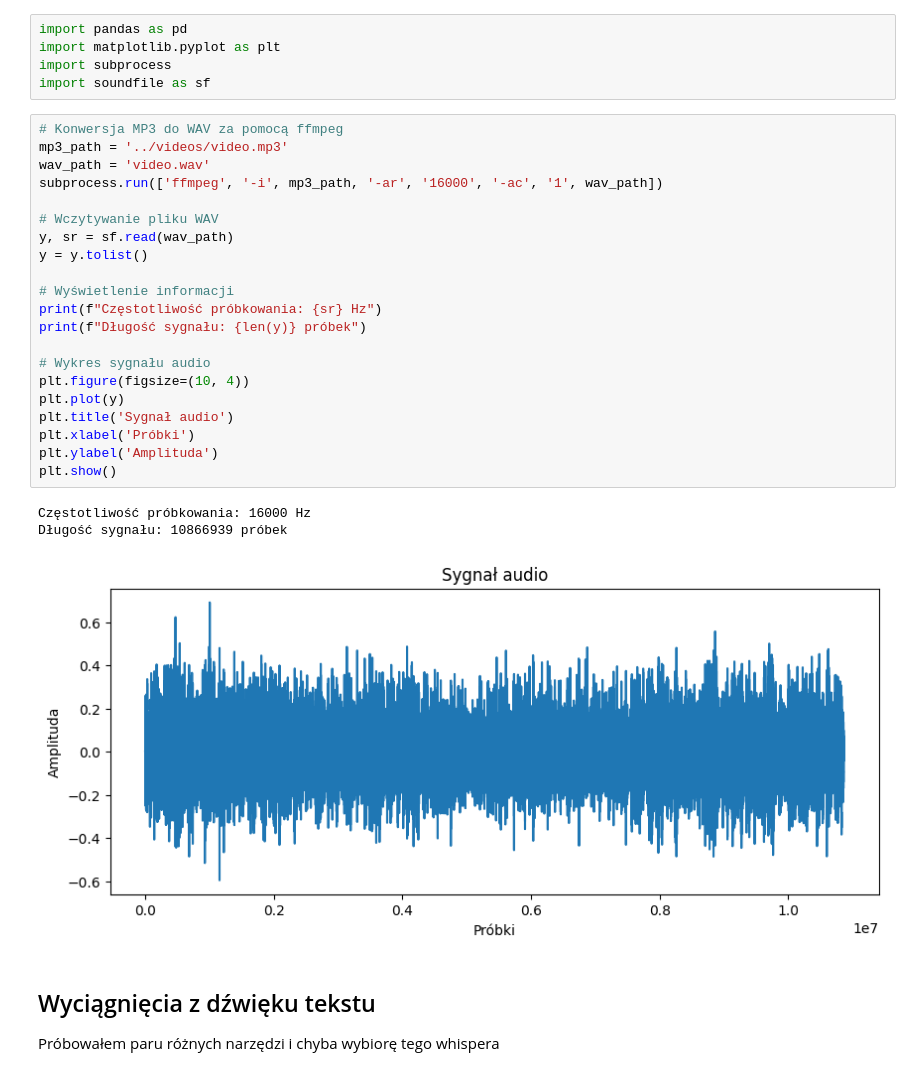
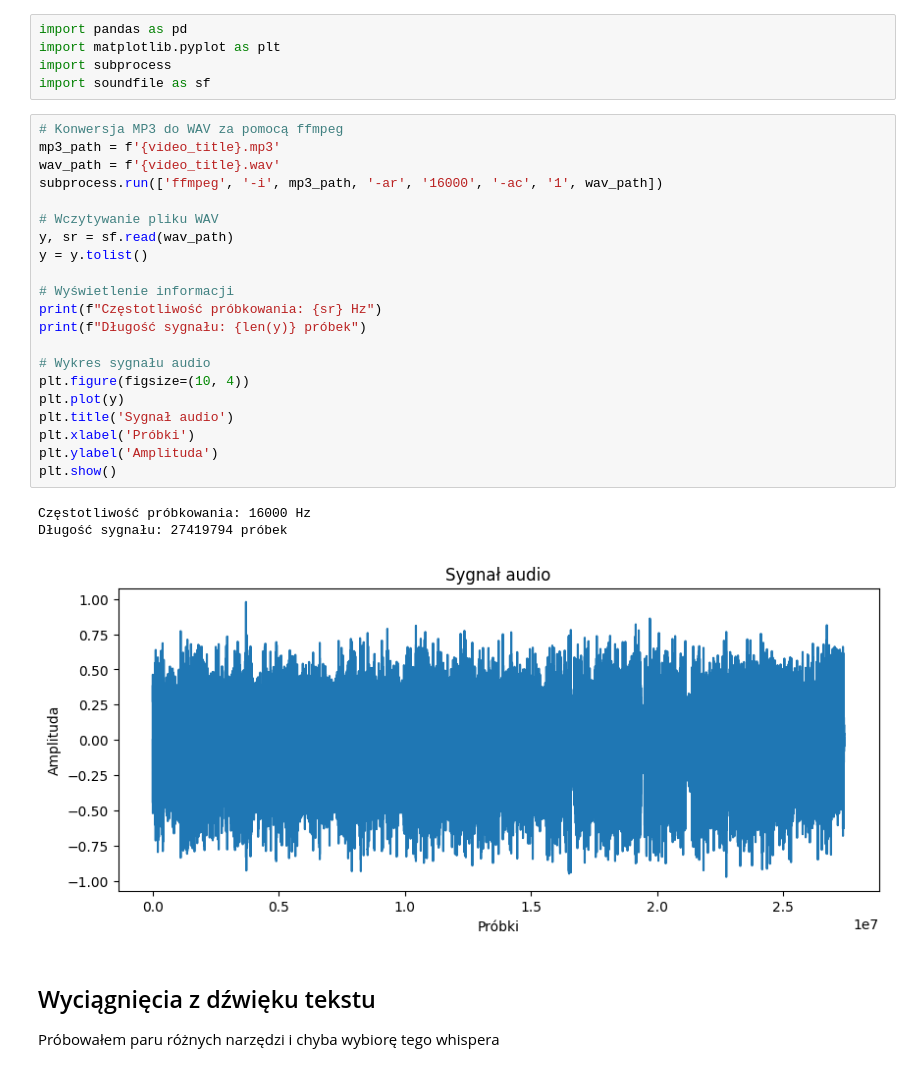
Before and after one commit to MrChazar/Youtube_Sponsorship_Detector, a Jupyter notebook: notebooks/sponsorship_test.ipynb, the cells around one changed output. Saved outputs shown, nothing was run; the diff lists cells and outputs as text.

```diff
--- a/notebooks/sponsorship_test.ipynb
+++ b/notebooks/sponsorship_test.ipynb
@@ -12,29 +53,29 @@ import subprocess
 import soundfile as sf
 # %%
 # Konwersja MP3 do WAV za pomocą ffmpeg
-mp3_path = '../videos/video.mp3'
-wav_path = 'video.wav'
+mp3_path = f'{video_title}.mp3'
+wav_path = f'{video_title}.wav'
 subprocess.run(['ffmpeg', '-i', mp3_path, '-ar', '16000', '-ac', '1', wav_path])
 
 # Wczytywanie pliku WAV
 y, sr = sf.read(wav_path)
 y = y.tolist()
 
 # Wyświetlenie informacji
 print(f"Częstotliwość próbkowania: {sr} Hz")
 print(f"Długość sygnału: {len(y)} próbek")
 
 # Wykres sygnału audio
 plt.figure(figsize=(10, 4))
 plt.plot(y)
 plt.title('Sygnał audio')
 plt.xlabel('Próbki')
 plt.ylabel('Amplituda')
 plt.show()
 # %% [output]
 Częstotliwość próbkowania: 16000 Hz
-Długość sygnału: 10866939 próbek
+Długość sygnału: 27419794 próbek
-[figure, old version]
+[figure, new version]
 # %% [markdown]
 ## Wyciągnięcia z dźwięku tekstu
 Próbowałem paru różnych narzędzi i chyba wybiorę tego whispera
```
Also changed, not shown: parts of 6 cells of this notebook.
